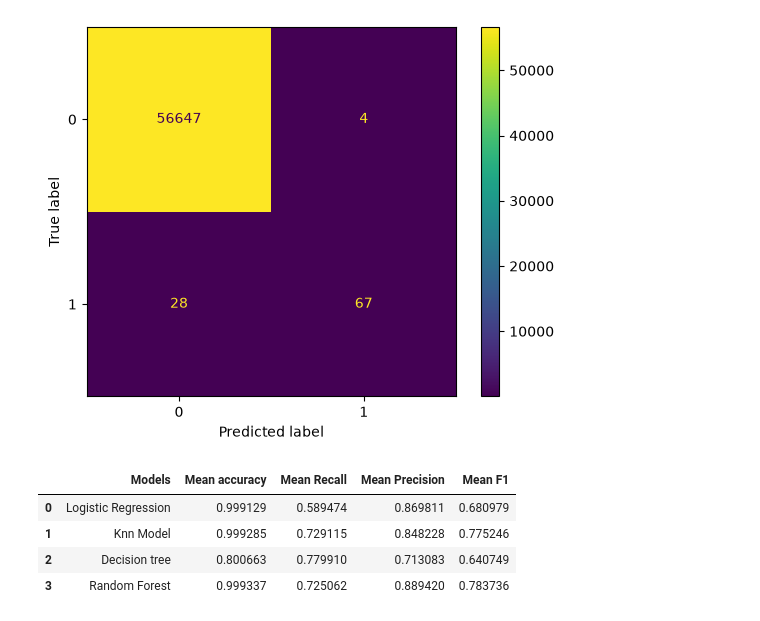
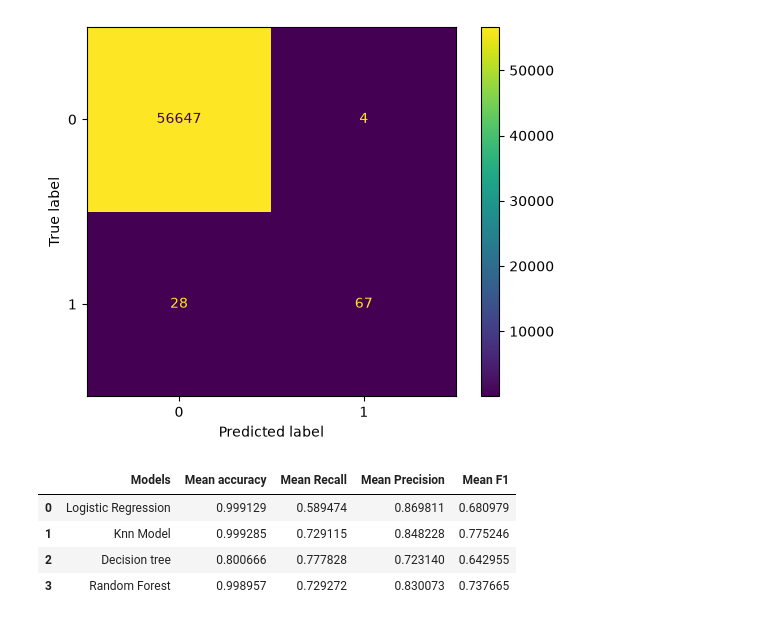
Before and after one commit to Bita-Nazari/mini-project-01, a Jupyter notebook: experiment/experiment_01_baseline.ipynb, the cells around one changed output. Cells and saved outputs as stored; diff of their text form; code cells hidden in the pictures.

```diff
--- a/experiment/experiment_01_baseline.ipynb
+++ b/experiment/experiment_01_baseline.ipynb
@@ -223,36 +223,36 @@ pipeline_logistic = Pipeline([('scaler' ,StandardScaler()),
 scores_logistic = cross_validate(pipeline_logistic , X,y,cv=5,scoring=('accuracy','recall','precision','f1'))
 pipeline_knn =Pipeline([('scaler' , StandardScaler()),
                         ('Knn model' , KNeighborsClassifier(n_neighbors=5))])
 scores_knn = cross_validate(pipeline_knn,X,y,cv=5 ,scoring=('accuracy' , 'recall' ,'precision','f1'))
 
 pipeline_decision_tree =Pipeline([('scaler',StandardScaler()),
-                                ('Decision tree' ,DecisionTreeClassifier(max_depth=5))])
-scores_decision_tree = cross_validate(pipeline_decision_tree,X,y,scoring=('accuracy','recall','precision','f1'))
+                                ('Decision tree' ,DecisionTreeClassifier(max_depth=5,random_state=42))])
+scores_decision_tree = cross_validate(pipeline_decision_tree,X,y,cv=5,scoring=('accuracy','recall','precision','f1'))
 
 
 pipeline_random_forest =Pipeline([('scaler',StandardScaler()),
-                                ('Random Forest' ,RandomForestClassifier(max_depth=5))])
-scores_random_forest = cross_validate(pipeline_random_forest,X,y,scoring=('accuracy','recall','precision','f1'))
+                                ('Random Forest' ,RandomForestClassifier(max_depth=5,random_state=42))])
+scores_random_forest = cross_validate(pipeline_random_forest,X,y,cv=5,scoring=('accuracy','recall','precision','f1'))
 
 
 scores_accuracy_array =np.array((scores_logistic['test_accuracy'].mean(),scores_knn['test_accuracy'].mean(),scores_decision_tree['test_accuracy'].mean() , scores_random_forest['test_accuracy'].mean()))
 scores_recall_array =np.array((scores_logistic['test_recall'].mean(),scores_knn['test_recall'].mean(),scores_decision_tree['test_recall'].mean(),scores_random_forest['test_recall'].mean()))
 scores_precision_array =np.array((scores_logistic['test_precision'].mean(),scores_knn['test_precision'].mean(),scores_decision_tree['test_precision'].mean(),scores_random_forest['test_precision'].mean()))
 scores_f1_array =np.array((scores_logistic['test_f1'].mean(),scores_knn['test_f1'].mean(),scores_decision_tree['test_f1'].mean(),scores_random_forest['test_f1'].mean()))
 
 
 cross_validation_result = pd.DataFrame({
     'Models':Models,
     'Mean accuracy' : scores_accuracy_array,
     'Mean Recall' : scores_recall_array,
     'Mean Precision' : scores_precision_array,
     'Mean F1':scores_f1_array
 
 })
 cross_validation_result
 # %% [output]
 |  | Models | Mean accuracy | Mean Recall | Mean Precision | Mean F1 |
 | 0 | Logistic Regression | 0.999129 | 0.589474 | 0.869811 | 0.680979 |
 | 1 | Knn Model | 0.999285 | 0.729115 | 0.848228 | 0.775246 |
-| 2 | Decision tree | 0.800663 | 0.779910 | 0.713083 | 0.640749 |
-| 3 | Random Forest | 0.999337 | 0.725062 | 0.889420 | 0.783736 |
+| 2 | Decision tree | 0.800666 | 0.777828 | 0.723140 | 0.642955 |
+| 3 | Random Forest | 0.998957 | 0.729272 | 0.830073 | 0.737665 |
```
Also changed, not shown: 6 other files.
